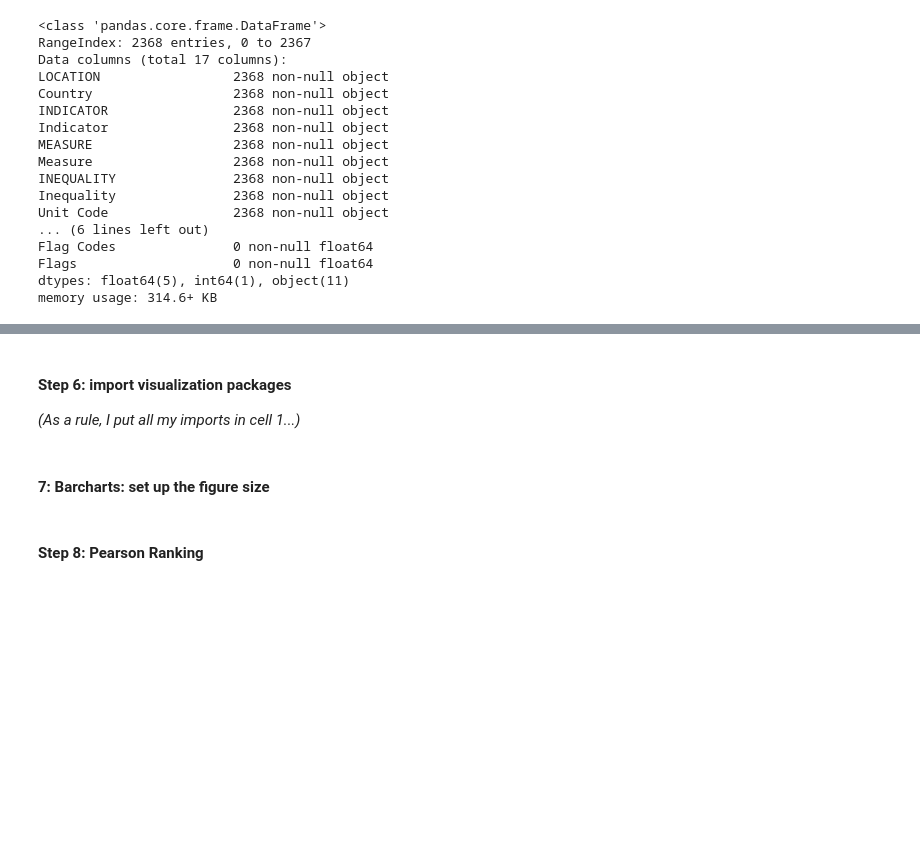
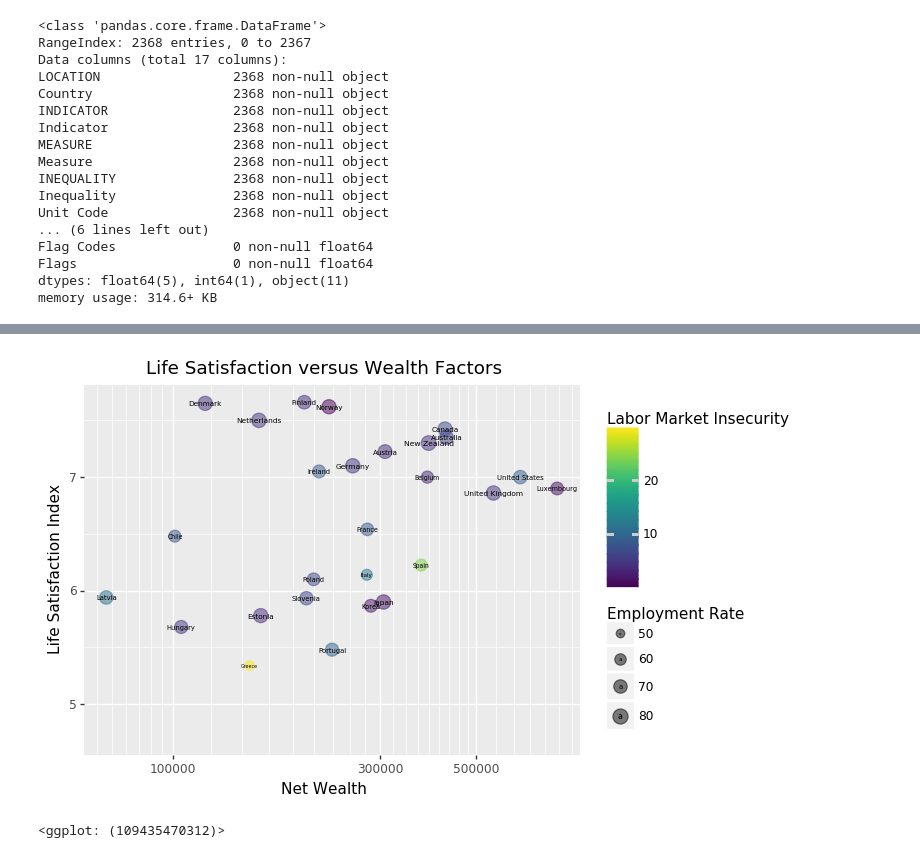
Before and after one commit to ajuni-sohota/DSC550, a Jupyter notebook: FInal/Kinney_DSC550_Final.ipynb, the cells around one changed output, grey strips where cells are left out. Drawn from its saved outputs; the diff is of its cells as text; code cells hidden in the pictures; blank space fills up the shorter version.

```diff
--- a/FInal/Kinney_DSC550_Final.ipynb
+++ b/FInal/Kinney_DSC550_Final.ipynb
@@ -155,25 +263,0 @@ print(data.describe(include=['O']))
-# %% [markdown]
-#### Step 6: import visualization packages
-*(As a rule, I put all my imports in cell 1...)*
-# %%
-# set up the figure size
-plt.rcParams['figure.figsize'] = (20, 10)
-
-# make subplots
-fig, axes = plt.subplots(nrows = 2, ncols = 2)
-
-# Specify the features of interest
-num_features = ['Age', 'SibSp', 'Parch', 'Fare']
-xaxes = num_features
-yaxes = ['Counts', 'Counts', 'Counts', 'Counts']
-
-# draw histograms
-axes = axes.ravel()
-for idx, ax in enumerate(axes):
-    ax.hist(data[num_features[idx]].dropna(), bins=40)
-    ax.set_xlabel(xaxes[idx], fontsize=20)
-    ax.set_ylabel(yaxes[idx], fontsize=20)
-    ax.tick_params(axis='both', labelsize=15)
-plt.show()
-# %% [markdown]
-#### 7:  Barcharts: set up the figure size
@@ -222,5 +264,16 @@ plt.show()
-# %% [markdown]
-#### Step 8: Pearson Ranking
+# %%
+from plotnine import *
+(ggplot(df_table, aes(x='IW_HNFW', y='SW_LIFS', color='JE_LMIS', size='JE_EMPL')) +
+        geom_point(alpha=0.5) +
+        scale_x_log10() +
+        geom_text(aes(x='IW_HNFW', y='SW_LIFS', label='country'),
+                  color="black",
+                  data=df_table) +
+        labs(title="Life Satisfaction versus Wealth Factors",x="Net Wealth",y="Life Satisfaction Index",size="Employment Rate",color="Labor Market Insecurity")
+)
+# %% [output]
+[figure, added]
+<ggplot: (109435470312)>
 # %%
 #set up the figure size
 plt.rcParams['figure.figsize'] = (15, 7)
```
Also changed, not shown: parts of 28 cells of this notebook, 1 other file.
